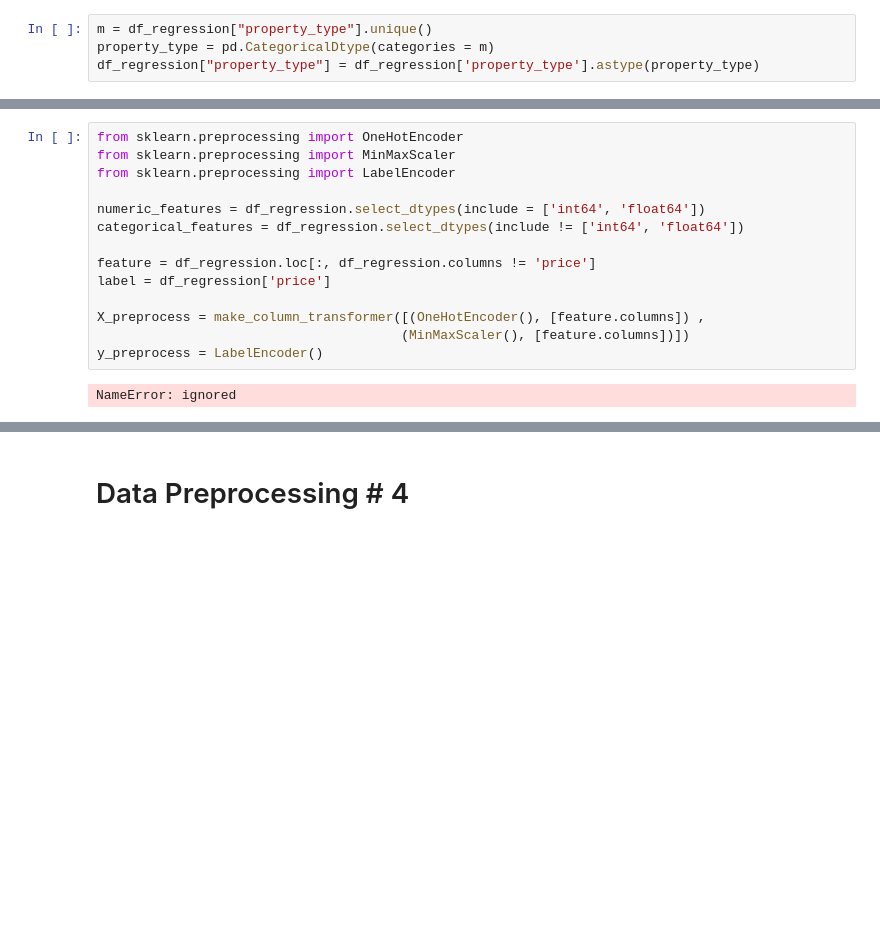
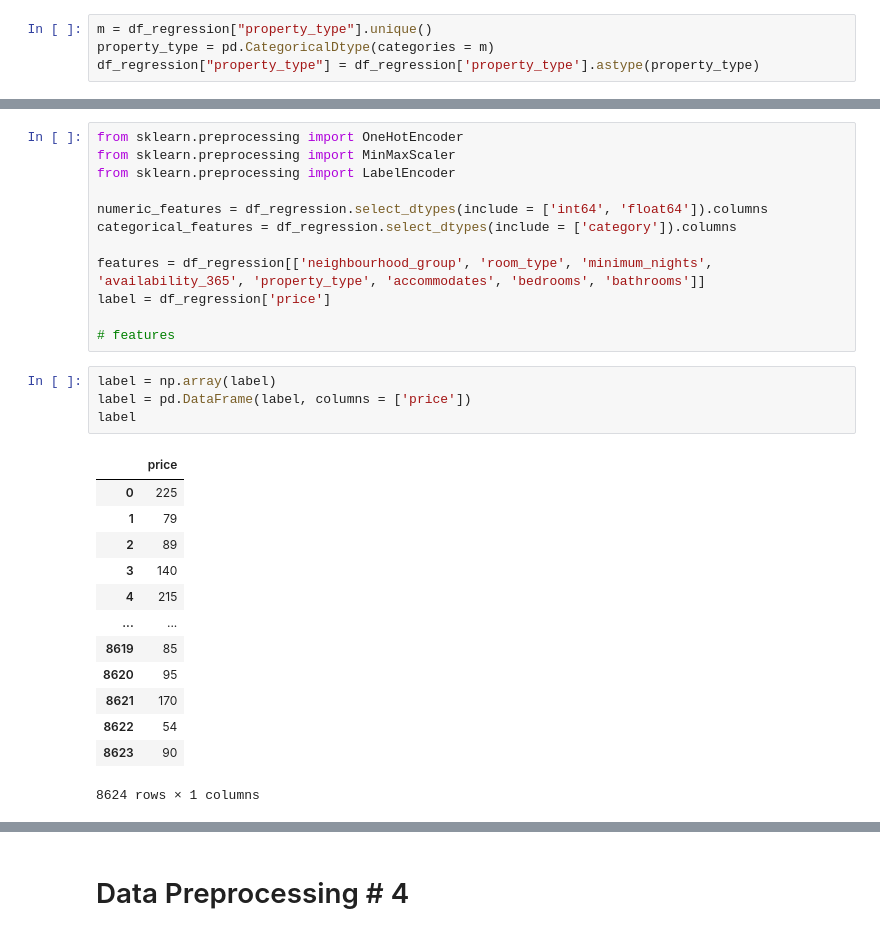
Before and after one commit to tanvir1985/MachineLearning-AMII, a Jupyter notebook: PA5_Team1_W23.ipynb, the cells around one changed output, grey strips where cells are left out. Cells and saved outputs as stored; diff of their text form; blank space fills up the shorter version.

```diff
--- a/PA5_Team1_W23.ipynb
+++ b/PA5_Team1_W23.ipynb
@@ -364,14 +377,28 @@ from sklearn.preprocessing import OneHotEncoder
 from sklearn.preprocessing import MinMaxScaler
 from sklearn.preprocessing import LabelEncoder
 
-numeric_features = df_regression.select_dtypes(include = ['int64', 'float64'])
-categorical_features = df_regression.select_dtypes(include != ['int64', 'float64'])
+numeric_features = df_regression.select_dtypes(include = ['int64', 'float64']).columns
+categorical_features = df_regression.select_dtypes(include = ['category']).columns
 
-feature = df_regression.loc[:, df_regression.columns != 'price']
+features = df_regression[['neighbourhood_group', 'room_type', 'minimum_nights', 'availability_365', 'property_type', 'accommodates', 'bedrooms', 'bathrooms']]
 label = df_regression['price']
 
-X_preprocess = make_column_transformer([(OneHotEncoder(), [feature.columns]) ,
-                                       (MinMaxScaler(), [feature.columns])])
-y_preprocess = LabelEncoder()
+# features
-# %% [output]
-NameError: ignored
+# %%
+label = np.array(label)
+label = pd.DataFrame(label, columns = ['price'])
+label
+# %% [output]
+|  | price |
+| 0 | 225 |
+| 1 | 79 |
+| 2 | 89 |
+| 3 | 140 |
+| 4 | 215 |
+| ... | ... |
+| 8619 | 85 |
+| 8620 | 95 |
+| 8621 | 170 |
+| 8622 | 54 |
+| 8623 | 90 |
+8624 rows × 1 columns
```
Also changed, not shown: parts of 7 cells of this notebook.
